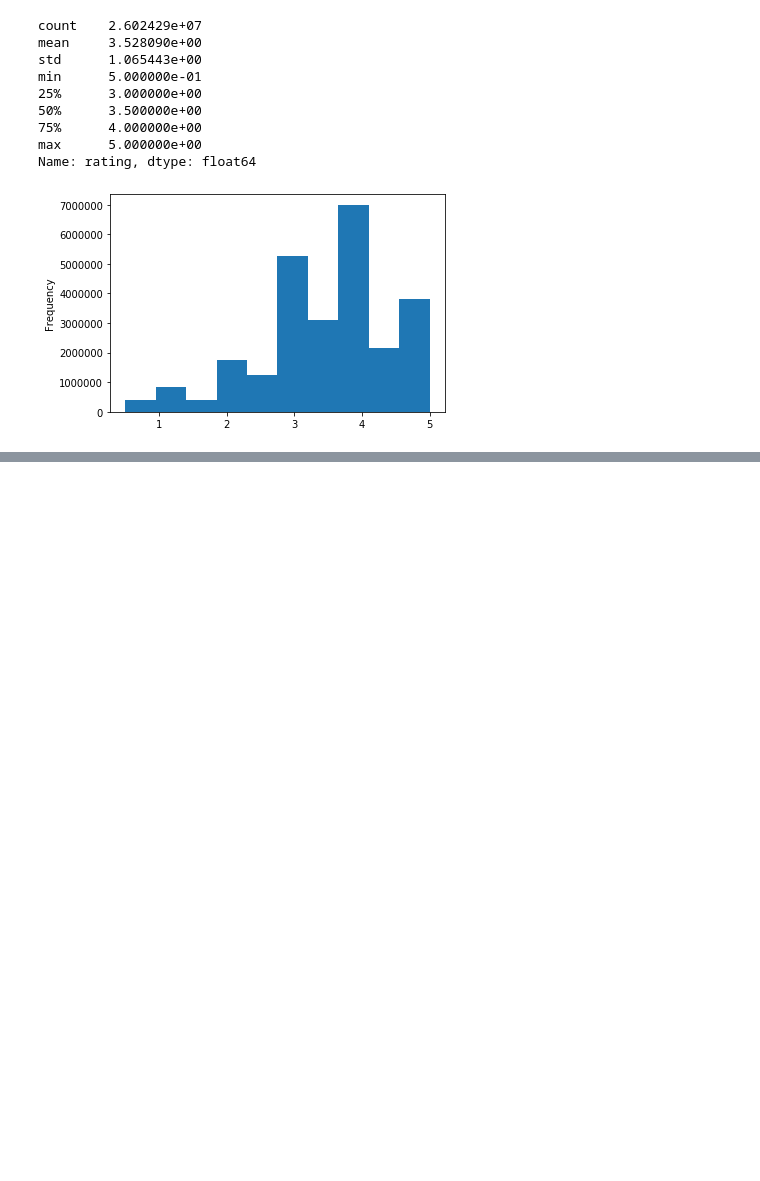
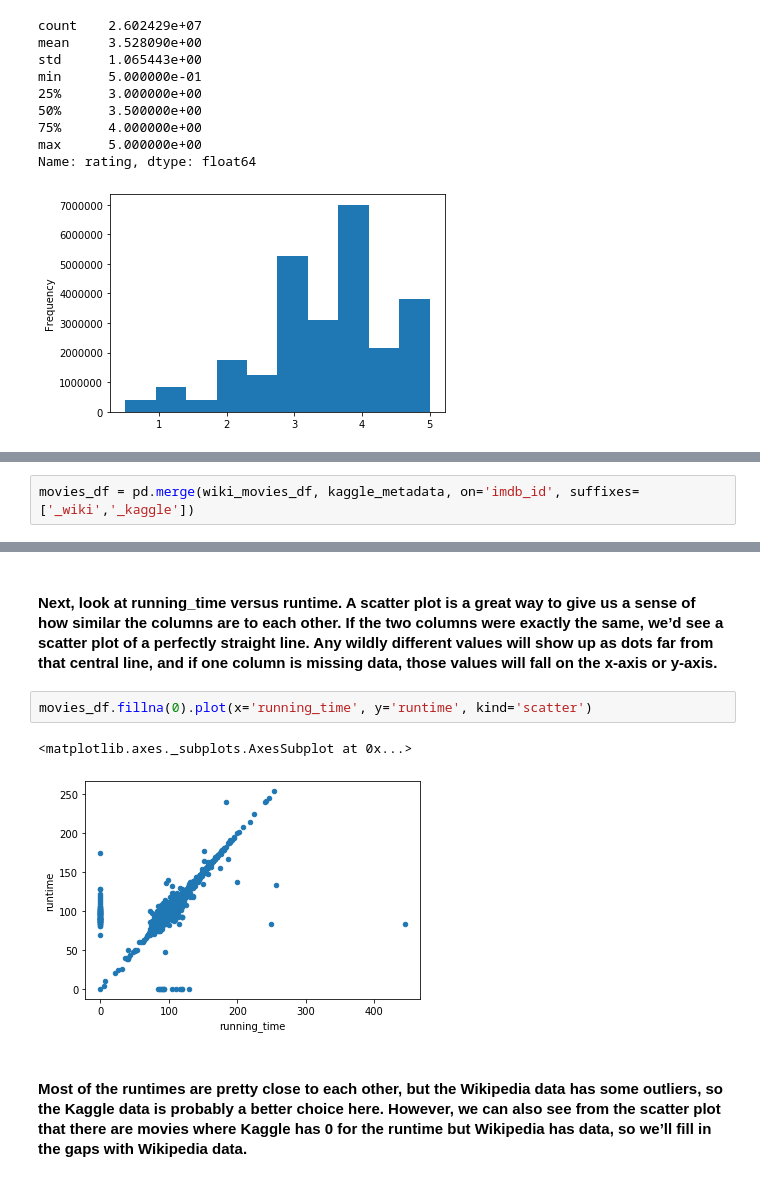
Before and after one commit to femolyn1/Movies_ETL, a Jupyter notebook: Module 8 .ipynb, the cells around one changed output, grey strips where cells are left out. Saved outputs shown, nothing was run; the diff lists cells and outputs as text; blank space fills up the shorter version.

```diff
--- a/Module 8 .ipynb
+++ b/Module 8 .ipynb
@@ -1020,0 +1023,2 @@ Name: rating, dtype: float64
+# %%
+movies_df = pd.merge(wiki_movies_df, kaggle_metadata, on='imdb_id', suffixes=['_wiki','_kaggle'])
@@ -1020,0 +1097,9 @@ Name: rating, dtype: float64
+# %% [markdown]
+#### Next, look at running_time versus runtime. A scatter plot is a great way to give us a sense of how similar the columns are to each other. If the two columns were exactly the same, we’d see a scatter plot of a perfectly straight line. Any wildly different values will show up as dots far from that central line, and if one column is missing data, those values will fall on the x-axis or y-axis.
+# %%
+movies_df.fillna(0).plot(x='running_time', y='runtime', kind='scatter')
+# %% [output]
+<matplotlib.axes._subplots.AxesSubplot at 0x...>
+[figure, added]
+# %% [markdown]
+#### Most of the runtimes are pretty close to each other, but the Wikipedia data has some outliers, so the Kaggle data is probably a better choice here. However, we can also see from the scatter plot that there are movies where Kaggle has 0 for the runtime but Wikipedia has data, so we’ll fill in the gaps with Wikipedia data.
```
Also changed, not shown: parts of 59 cells of this notebook.
